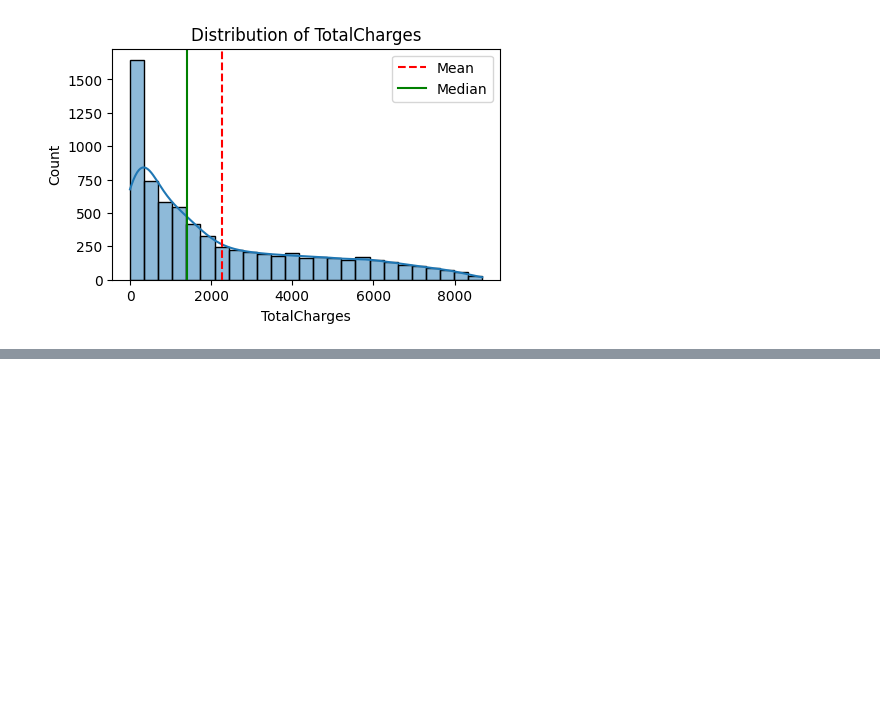
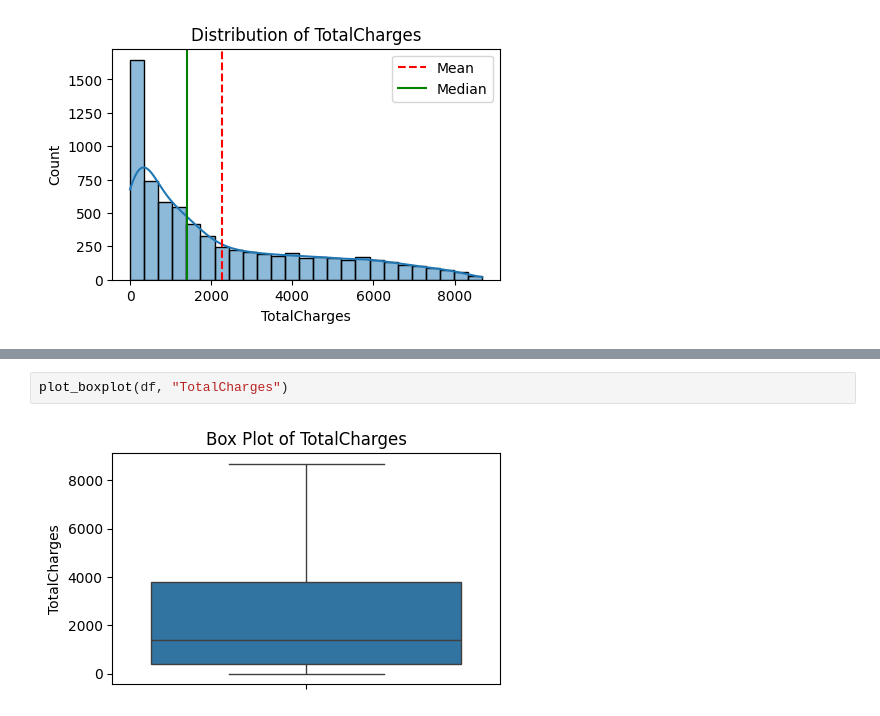
Before and after one commit to onerous2/Customer_Churn_Prediction, a Jupyter notebook: Customer_Churn_Prediction_using_ML.ipynb, the cells around one changed output, grey strips where cells are left out. Cells and saved outputs as stored; diff of their text form; blank space fills up the shorter version.

```diff
--- a/Customer_Churn_Prediction_using_ML.ipynb
+++ b/Customer_Churn_Prediction_using_ML.ipynb
@@ -273,0 +293,4 @@ plot_histogram(df, "TotalCharges")
+# %%
+plot_boxplot(df, "TotalCharges")
+# %% [output]
+[figure, added]
```
Also changed, not shown: parts of 55 cells of this notebook.
